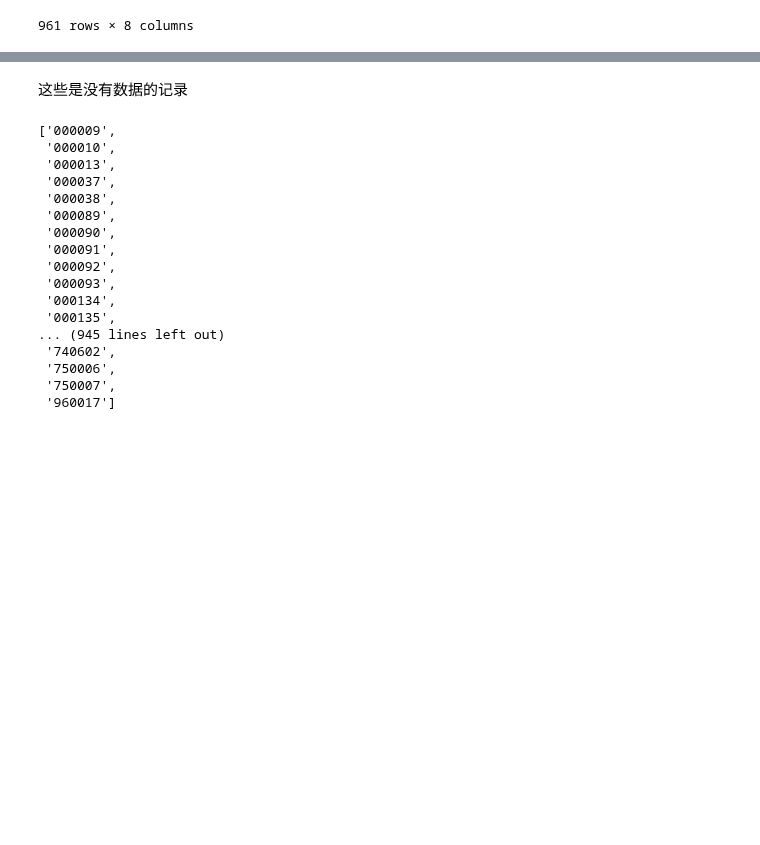
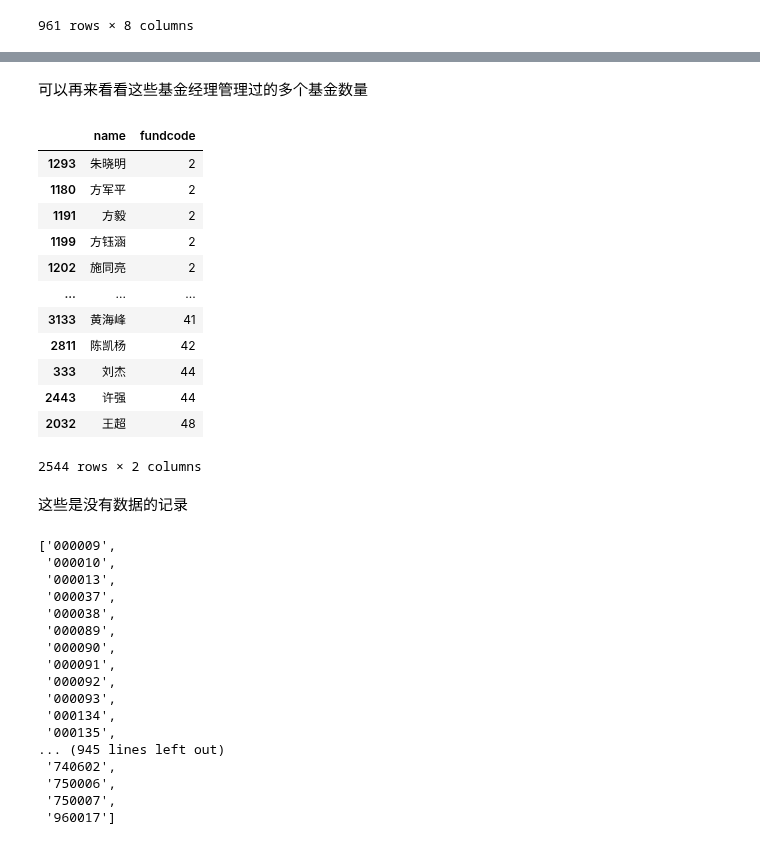
Before and after one commit to zhs007/jupyternotebook.demo, a Jupyter notebook: home/cnfunds/cnfund002.ipynb, the cells around one changed output, grey strips where cells are left out. Drawn from its saved outputs; the diff is of its cells as text; code cells hidden in the pictures; blank space fills up the shorter version.

```diff
--- a/home/cnfunds/cnfund002.ipynb
+++ b/home/cnfunds/cnfund002.ipynb
@@ -69,3 +115,22 @@ dfNoData
+# %% [markdown]
+可以再来看看这些基金经理管理过的多个基金数量
+# %%
+dfmgrfund = dfManagers.groupby(['name'])['fundcode'].nunique().reset_index()
+dfmgrfund.loc[dfmgrfund['fundcode'] > 1].sort_values(by='fundcode')
+# %% [output]
+|  | name | fundcode |
+| 1293 | 朱晓明 | 2 |
+| 1180 | 方军平 | 2 |
+| 1191 | 方毅 | 2 |
+| 1199 | 方钰涵 | 2 |
+| 1202 | 施同亮 | 2 |
+| ... | ... | ... |
+| 3133 | 黄海峰 | 41 |
+| 2811 | 陈凯杨 | 42 |
+| 333 | 刘杰 | 44 |
+| 2443 | 许强 | 44 |
+| 2032 | 王超 | 48 |
+2544 rows × 2 columns
 # %% [markdown]
 这些是没有数据的记录
 # %%
```
Also changed, not shown: parts of 8 cells of this notebook, 1 other file.
